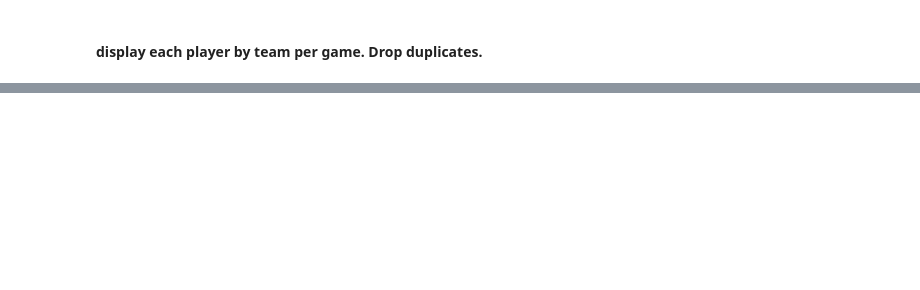
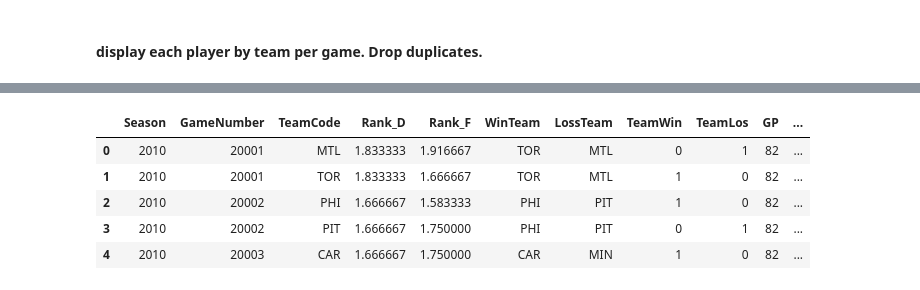
Before and after one commit to stephtselios/nhl_roster_design, a Jupyter notebook: data_teams_roster.ipynb, the cells around one changed output, grey strips where cells are left out. Drawn from its saved outputs; the diff is of its cells as text; code cells hidden in the pictures; blank space fills up the shorter version.

```diff
--- a/data_teams_roster.ipynb
+++ b/data_teams_roster.ipynb
@@ -262,0 +130,5 @@ dt.to_csv('data_season_teams_wins_roster.csv', index='False')
+# %%
+dw = pd.pivot_table(dw, index=['Season', 'GameNumber', 'TeamCode'], columns=['Position'], values=['Rank'])
+dw = dw.reset_index()
+dw.columns = ['_'.join(str(s).strip() for s in col if s) for col in dw.columns]
+dw.head()
@@ -262,0 +144,5 @@ dt.to_csv('data_season_teams_wins_roster.csv', index='False')
+# %%
+ds = pd.read_csv('season_games.csv')
+ds = ds.drop('Unnamed: 0', axis=1)
+ds = ds[['Season', 'GameNumber', 'WinTeam', 'LossTeam']]
+ds.head()
@@ -262,0 +156,3 @@ dt.to_csv('data_season_teams_wins_roster.csv', index='False')
+# %%
+dq = pd.merge(dw, ds, on=['Season', 'GameNumber'], how='left')
+dq.head()
@@ -262,0 +166,4 @@ dt.to_csv('data_season_teams_wins_roster.csv', index='False')
+# %%
+dq['TeamWin'] =  dq.apply(lambda x: 1 if x['TeamCode']==x['WinTeam'] else 0, 1)
+dq['TeamLos'] =  dq.apply(lambda x: 1 if x['TeamCode']!=x['WinTeam'] else 0, 1)
+dq.head()
@@ -262,0 +177,12 @@ dt.to_csv('data_season_teams_wins_roster.csv', index='False')
+# %%
+dq['GP'] = dq.groupby(['Season', 'TeamCode'])['GameNumber'].transform('count')
+dq['GW'] = dq.groupby(['Season', 'WinTeam'])['TeamWin'].transform('sum')
+dq['GL'] = dq.groupby(['Season', 'LossTeam'])['TeamLos'].transform('sum')
+dq.head()
+# %% [output]
+|  | Season | GameNumber | TeamCode | Rank_D | Rank_F | WinTeam | LossTeam | TeamWin | TeamLos | GP | ... |
+| 0 | 2010 | 20001 | MTL | 1.833333 | 1.916667 | TOR | MTL | 0 | 1 | 82 | ... |
+| 1 | 2010 | 20001 | TOR | 1.833333 | 1.666667 | TOR | MTL | 1 | 0 | 82 | ... |
+| 2 | 2010 | 20002 | PHI | 1.666667 | 1.583333 | PHI | PIT | 1 | 0 | 82 | ... |
+| 3 | 2010 | 20002 | PIT | 1.666667 | 1.750000 | PHI | PIT | 0 | 1 | 82 | ... |
+| 4 | 2010 | 20003 | CAR | 1.666667 | 1.750000 | CAR | MIN | 1 | 0 | 82 | ... |
```
Also changed, not shown: parts of 56 cells of this notebook, 1 other file.
